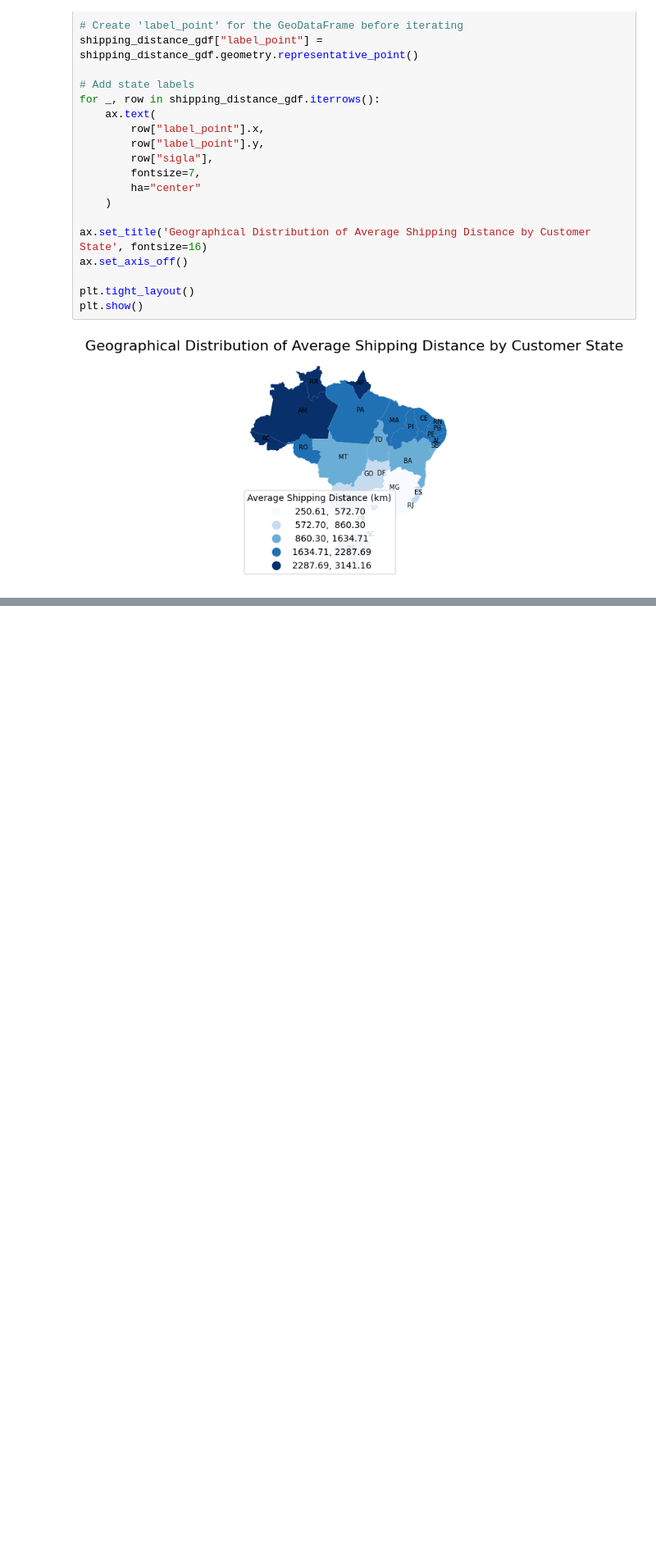
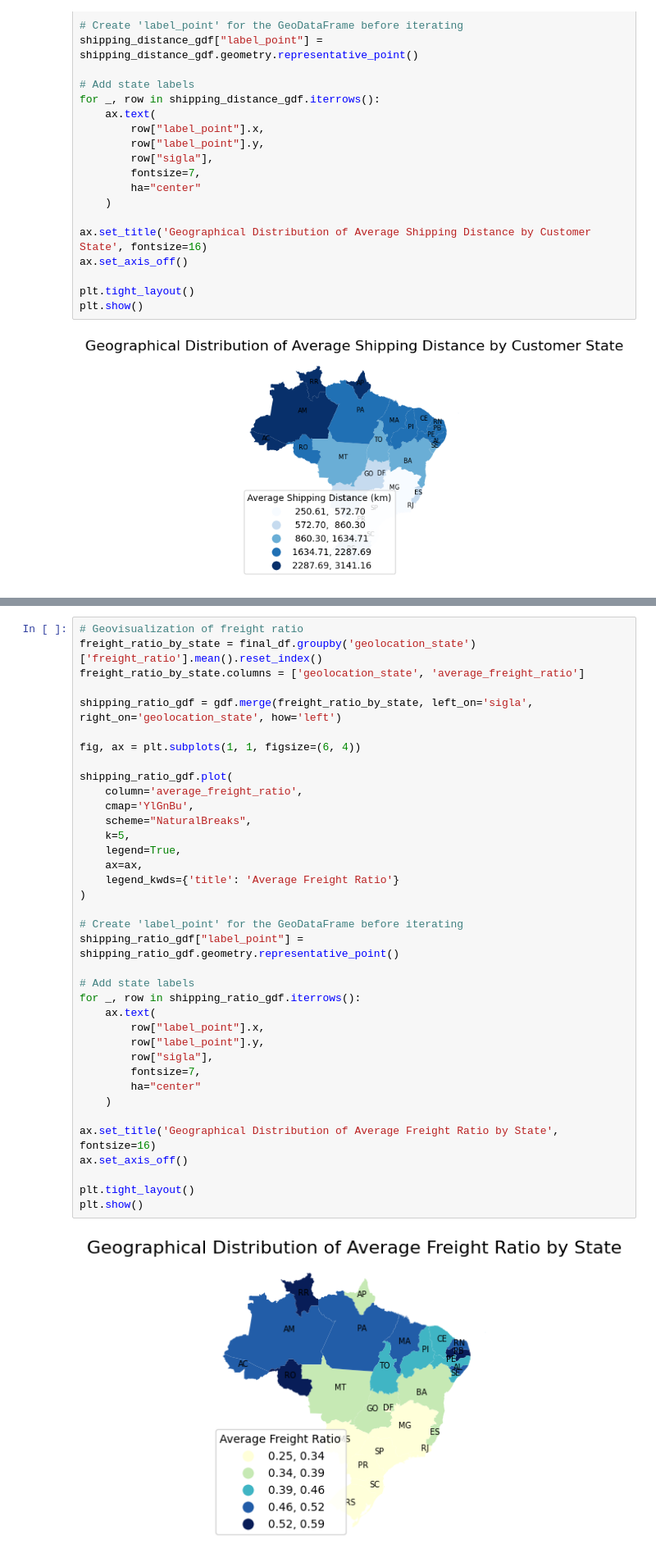
Before and after one commit to cchen744/olist-regional-customer-experience-analysis, a Jupyter notebook: 01_data_overview.ipynb, the cells around one changed output, grey strips where cells are left out. Shown at 82% size. Cells and saved outputs as stored; diff of their text form; blank space fills up the shorter version.

```diff
--- a/01_data_overview.ipynb
+++ b/01_data_overview.ipynb
@@ -672 +716,40 @@ plt.show()
+# %%
+# Geovisualization of freight ratio
+freight_ratio_by_state = final_df.groupby('geolocation_state')['freight_ratio'].mean().reset_index()
+freight_ratio_by_state.columns = ['geolocation_state', 'average_freight_ratio']
+
+shipping_ratio_gdf = gdf.merge(freight_ratio_by_state, left_on='sigla', right_on='geolocation_state', how='left')
+
+fig, ax = plt.subplots(1, 1, figsize=(6, 4))
+
+shipping_ratio_gdf.plot(
+    column='average_freight_ratio',
+    cmap='YlGnBu',
+    scheme="NaturalBreaks",
+    k=5,
+    legend=True,
+    ax=ax,
+    legend_kwds={'title': 'Average Freight Ratio'}
+)
+
+# Create 'label_point' for the GeoDataFrame before iterating
+shipping_ratio_gdf["label_point"] = shipping_ratio_gdf.geometry.representative_point()
+
+# Add state labels
+for _, row in shipping_ratio_gdf.iterrows():
+    ax.text(
+        row["label_point"].x,
+        row["label_point"].y,
+        row["sigla"],
+        fontsize=7,
+        ha="center"
+    )
+
+ax.set_title('Geographical Distribution of Average Freight Ratio by State', fontsize=16)
+ax.set_axis_off()
+
+plt.tight_layout()
+plt.show()
+# %% [output]
+[figure, added]
 # %% [markdown]
```
Also changed, not shown: parts of 4 cells of this notebook.
